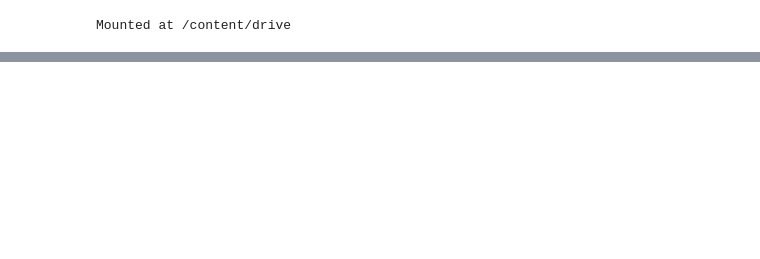
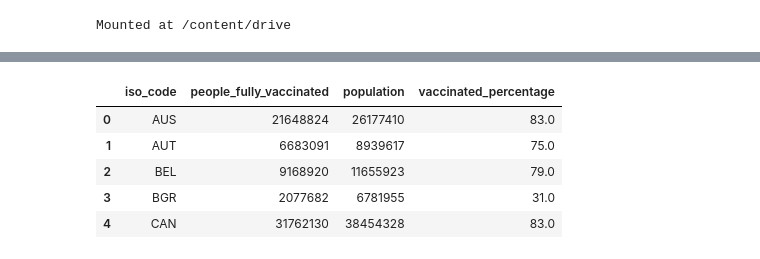
Before and after one commit to Anandraj-S/excess-death-analysis, a Jupyter notebook: excess_deaths.ipynb, the cells around one changed output, grey strips where cells are left out. Cells and saved outputs as stored; diff of their text form; code cells hidden in the pictures; blank space fills up the shorter version.

```diff
--- a/excess_deaths.ipynb
+++ b/excess_deaths.ipynb
@@ -288,0 +40,2 @@ plt.show()
+# %%
+raw_df.fillna(0,inplace = True)
@@ -288,0 +62,2 @@ plt.show()
+# %%
+raw_df = raw_df.astype({'new_cases' : 'int', 'total_cases' : 'int', 'total_vaccinations' : 'int', 'people_fully_vaccinated' : 'int', 'Average Mortality Rate' : 'float'})
@@ -288,0 +86,12 @@ plt.show()
+# %%
+vaccinations = raw_df.groupby('iso_code').agg({'people_fully_vaccinated' : 'max', 'population' : 'max'}).reset_index()
+vaccinations['vaccinated_percentage'] = vaccinations['people_fully_vaccinated']/vaccinations['population']
+vaccinations['vaccinated_percentage'] = round(vaccinations['vaccinated_percentage']*100)
+vaccinations.head()
+# %% [output]
+|  | iso_code | people_fully_vaccinated | population | vaccinated_percentage |
+| 0 | AUS | 21648824 | 26177410 | 83.0 |
+| 1 | AUT | 6683091 | 8939617 | 75.0 |
+| 2 | BEL | 9168920 | 11655923 | 79.0 |
+| 3 | BGR | 2077682 | 6781955 | 31.0 |
+| 4 | CAN | 31762130 | 38454328 | 83.0 |
```
Also changed, not shown: parts of 35 cells of this notebook.
